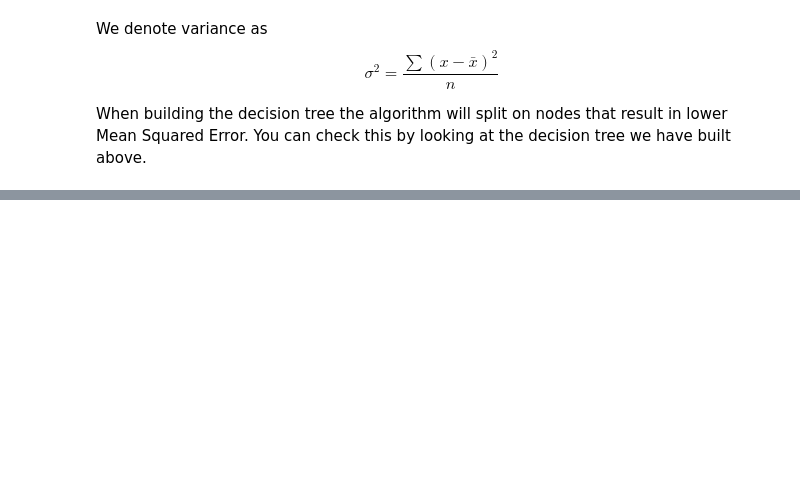
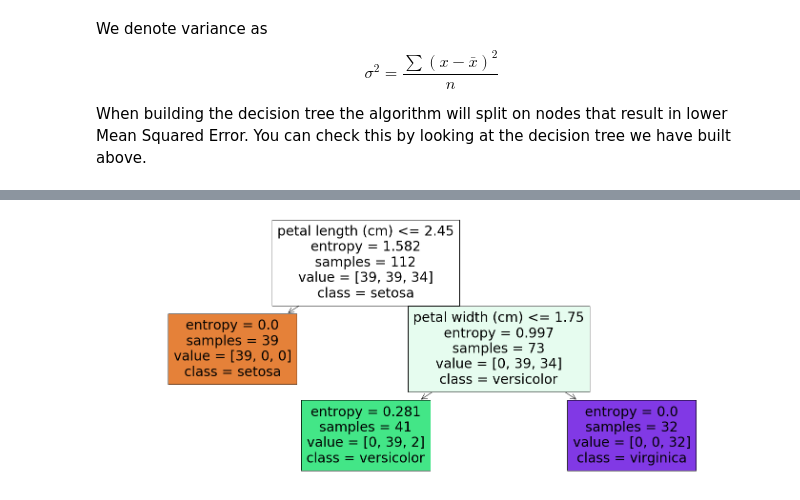
Before and after one commit to uGokalp/HisarAI, a Jupyter notebook: MachineLearning/DecisionTrees.ipynb, the cells around one changed output, grey strips where cells are left out. Drawn from its saved outputs; the diff is of its cells as text; code cells hidden in the pictures; blank space fills up the shorter version.

```diff
--- a/MachineLearning/DecisionTrees.ipynb
+++ b/MachineLearning/DecisionTrees.ipynb
@@ -39,0 +92,7 @@ Lets see how the tree decides on splits.
+# %%
+clf = DecisionTreeClassifier(max_depth=2,criterion='entropy')
+clf.fit(X_train,y_train)
+plt.figure(figsize=(25,10))
+p = plot_tree(clf,feature_names=features,class_names=target, filled=True)
+# %% [output]
+[figure, added]
```
Also changed, not shown: parts of 14 cells of this notebook, 17 other files.
